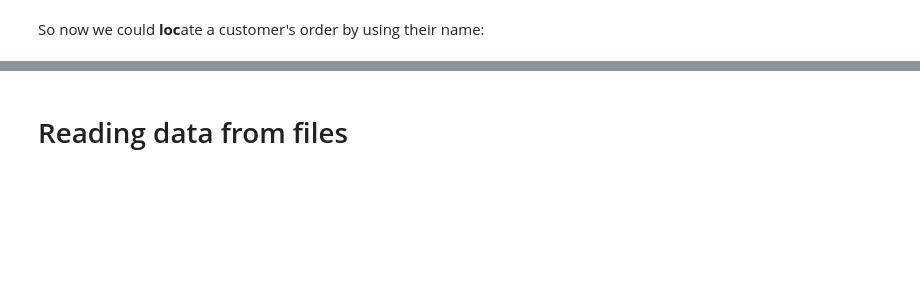
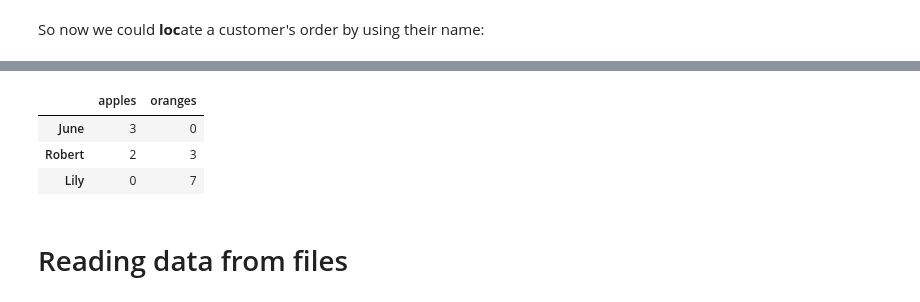
Before and after one commit to ie-ai-class/smart-tech-2564-2, a Jupyter notebook: Topic 01 - Basic Python/Basic Python 7 - Pandas.ipynb, the cells around one changed output, grey strips where cells are left out. Saved outputs shown, nothing was run; the diff lists cells and outputs as text; code cells hidden in the pictures; blank space fills up the shorter version.

```diff
--- a/Topic 01 - Basic Python/Basic Python 7 - Pandas.ipynb
+++ b/Topic 01 - Basic Python/Basic Python 7 - Pandas.ipynb
@@ -40,2 +69,9 @@ purchases.loc['June':'Lily',['apples']]
+# %%
+purchases.loc['June':'Lily','apples':'oranges']
+# %% [output]
+|  | apples | oranges |
+| June | 3 | 0 |
+| Robert | 2 | 3 |
+| Lily | 0 | 7 |
 # %% [markdown]
 # Reading data from files
```
Also changed, not shown: parts of 39 cells of this notebook, 3 other files.
